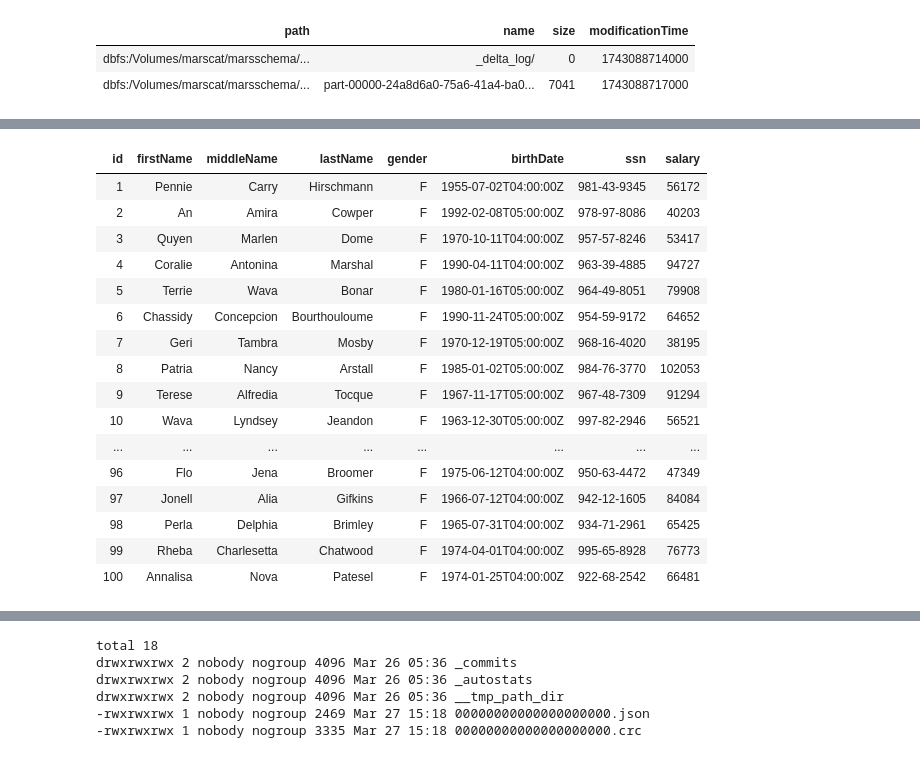
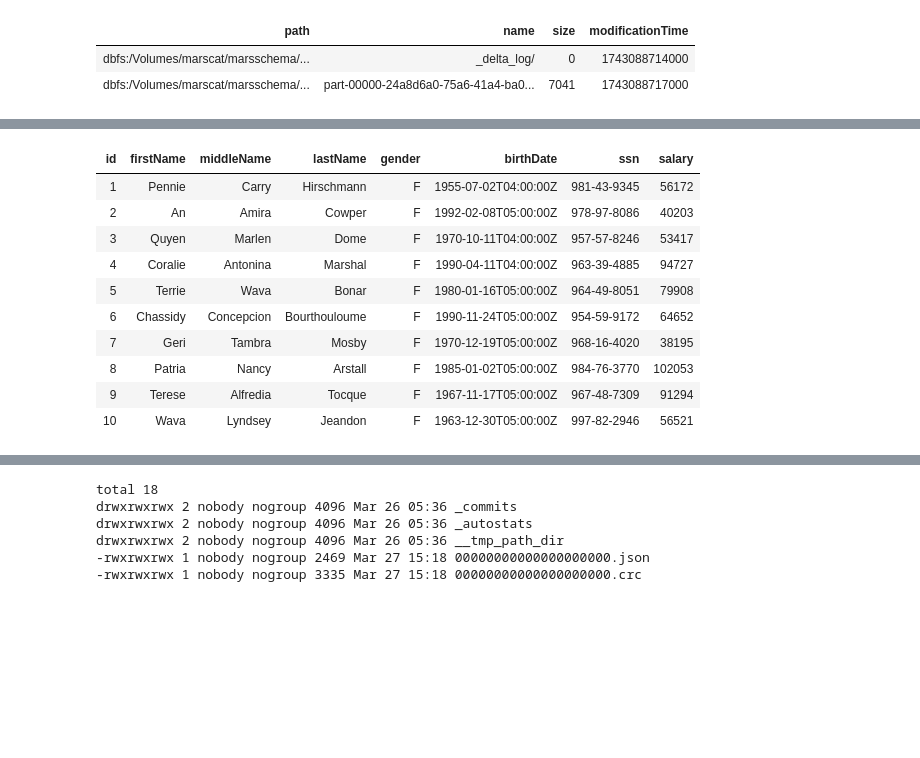
Before and after one commit to dipankarkush-db/mars, a Jupyter notebook: Demo with Volume for Mars.ipynb, the cells around one changed output, grey strips where cells are left out. Drawn from its saved outputs; the diff is of its cells as text; code cells hidden in the pictures; blank space fills up the shorter version.

```diff
--- a/Demo with Volume for Mars.ipynb
+++ b/Demo with Volume for Mars.ipynb
@@ -86,7 +86,7 @@ display(dbutils.fs.ls("/Volumes/marscat/marsschema/marsdemo_parquet_vol"))
 | dbfs:/Volumes/marscat/marsschema/... | part-00000-24a8d6a0-75a6-41a4-ba0... | 7041 | 1743088717000 |
 # %%
 %python
-display(spark.read.load("/Volumes/marscat/marsschema/marsdemo_delta_vol"))
+display(spark.read.load("/Volumes/marscat/marsschema/marsdemo_delta_vol").limit(10))
 # %% [output]
 | id | firstName | middleName | lastName | gender | birthDate | ssn | salary |
 | 1 | Pennie | Carry | Hirschmann | F | 1955-07-02T04:00:00Z | 981-43-9345 | 56172 |
@@ -108,6 +102,6 @@ display(spark.read.load("/Volumes/marscat/marsschema/marsdemo_delta_vol"))
 # %%
 %python
-display(spark.read.load("dbfs:/Volumes/marscat/marsschema/marsdemo_delta_vol"))
+display(spark.read.load("dbfs:/Volumes/marscat/marsschema/marsdemo_delta_vol").limit(10))
 # %% [output]
 | id | firstName | middleName | lastName | gender | birthDate | ssn | salary |
 | 1 | Pennie | Carry | Hirschmann | F | 1955-07-02T04:00:00Z | 981-43-9345 | 56172 |
@@ -129,22 +117,16 @@ display(spark.read.load("dbfs:/Volumes/marscat/marsschema/marsdemo_delta_vol"))
 # %%
 %python
-display(spark.read.load("abfss://dkushari@dkusharistorageaccount.dfs.core.windows.net/marsdemo/delta/volumedemo"))
+display(spark.read.load("abfss://dkushari@dkusharistorageaccount.dfs.core.windows.net/marsdemo/delta/volumedemo").limit(10))
 # %% [output]
 | id | firstName | middleName | lastName | gender | birthDate | ssn | salary |
 | 1 | Pennie | Carry | Hirschmann | F | 1955-07-02T04:00:00Z | 981-43-9345 | 56172 |
 | 2 | An | Amira | Cowper | F | 1992-02-08T05:00:00Z | 978-97-8086 | 40203 |
 | 3 | Quyen | Marlen | Dome | F | 1970-10-11T04:00:00Z | 957-57-8246 | 53417 |
 | 4 | Coralie | Antonina | Marshal | F | 1990-04-11T04:00:00Z | 963-39-4885 | 94727 |
 | 5 | Terrie | Wava | Bonar | F | 1980-01-16T05:00:00Z | 964-49-8051 | 79908 |
 | 6 | Chassidy | Concepcion | Bourthouloume | F | 1990-11-24T05:00:00Z | 954-59-9172 | 64652 |
 | 7 | Geri | Tambra | Mosby | F | 1970-12-19T05:00:00Z | 968-16-4020 | 38195 |
 | 8 | Patria | Nancy | Arstall | F | 1985-01-02T05:00:00Z | 984-76-3770 | 102053 |
 | 9 | Terese | Alfredia | Tocque | F | 1967-11-17T05:00:00Z | 967-48-7309 | 91294 |
 | 10 | Wava | Lyndsey | Jeandon | F | 1963-12-30T05:00:00Z | 997-82-2946 | 56521 |
-| ... | ... | ... | ... | ... | ... | ... | ... |
-| 96 | Flo | Jena | Broomer | F | 1975-06-12T04:00:00Z | 950-63-4472 | 47349 |
-| 97 | Jonell | Alia | Gifkins | F | 1966-07-12T04:00:00Z | 942-12-1605 | 84084 |
-| 98 | Perla | Delphia | Brimley | F | 1965-07-31T04:00:00Z | 934-71-2961 | 65425 |
-| 99 | Rheba | Charlesetta | Chatwood | F | 1974-04-01T04:00:00Z | 995-65-8928 | 76773 |
-| 100 | Annalisa | Nova | Patesel | F | 1974-01-25T04:00:00Z | 922-68-2542 | 66481 |
 # %%
```
Also changed, not shown: parts of 22 cells of this notebook.
